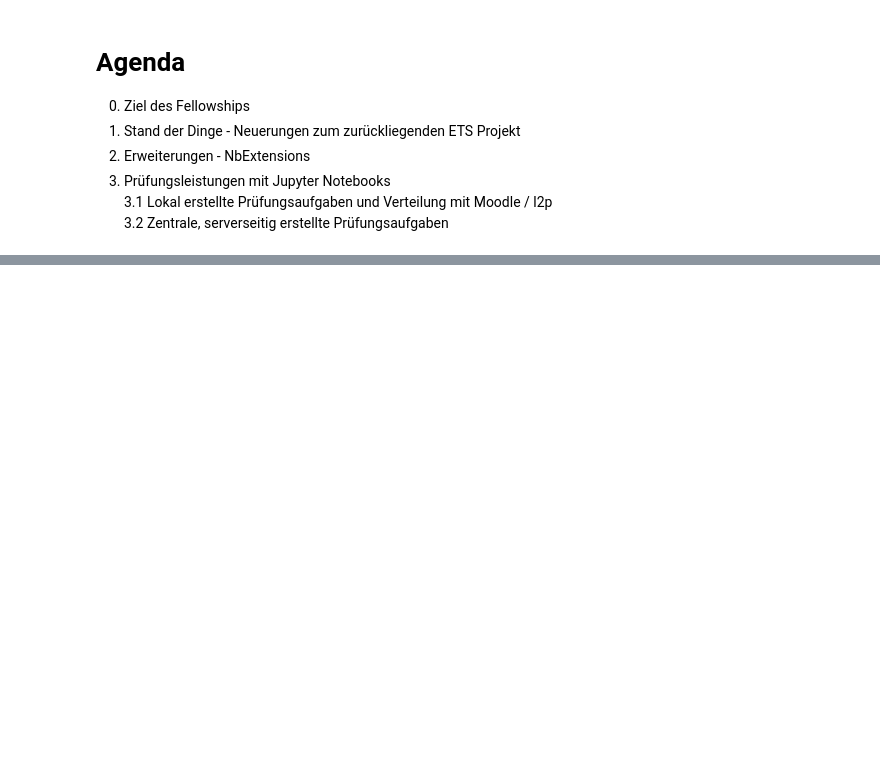
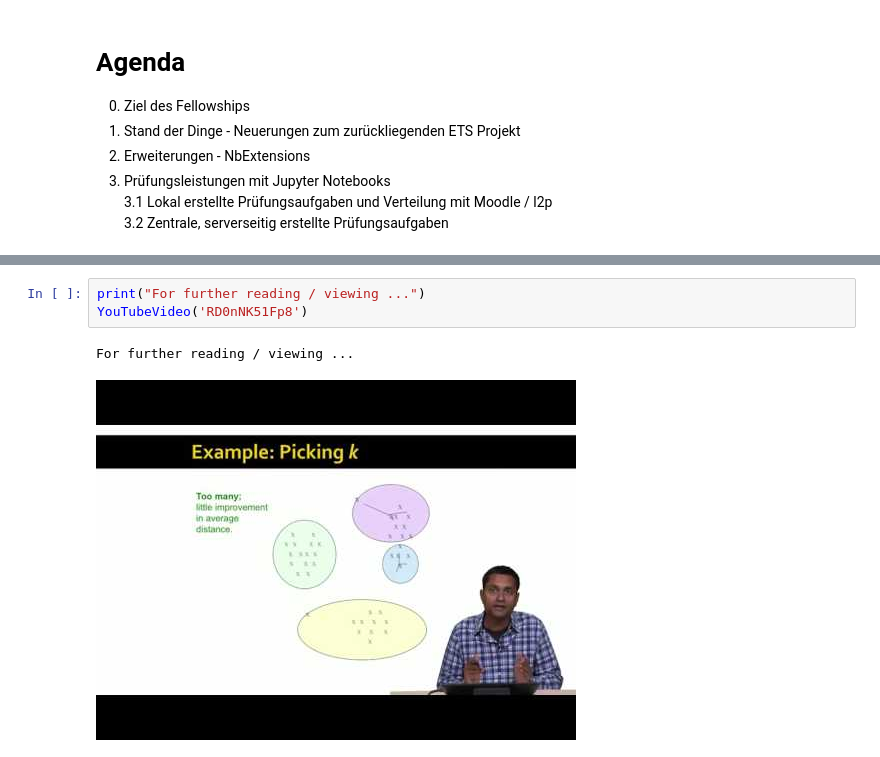
Before and after one commit to Japhiolite/streamlined_teaching, a Jupyter notebook: talk/BL-Projekt_Fellowship.ipynb, the cells around one changed output, grey strips where cells are left out. Cells and saved outputs as stored; diff of their text form; blank space fills up the shorter version.

```diff
--- a/talk/BL-Projekt_Fellowship.ipynb
+++ b/talk/BL-Projekt_Fellowship.ipynb
@@ -49,0 +163,6 @@ Marktstudien (z.B. LinkedIn) identifizieren Kernkompetenzen:
+# %%
+print("For further reading / viewing ...")
+YouTubeVideo('RD0nNK51Fp8')
+# %% [output]
+For further reading / viewing ...
+[figure, added]
```
Also changed, not shown: parts of 7 cells of this notebook.
